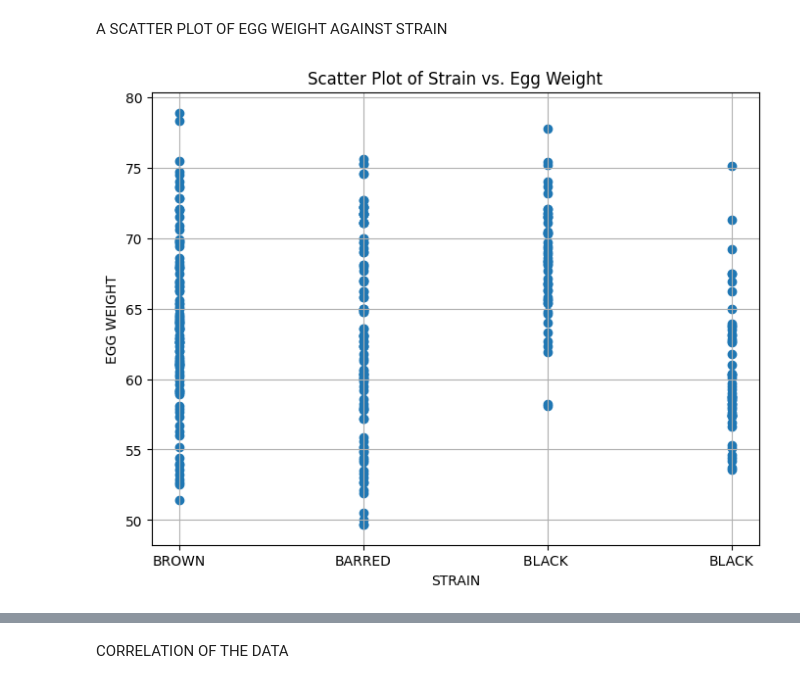
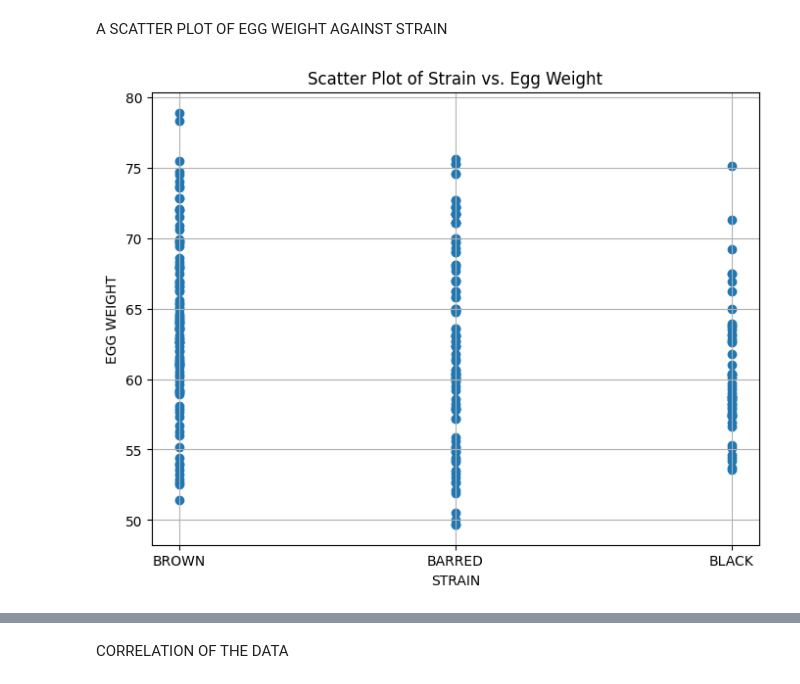
Before and after one commit to chrisseub/ML-Practice-Rep, a Jupyter notebook: EGG_WEIGHT_PREDICTION.ipynb, the cells around one changed output, grey strips where cells are left out. Drawn from its saved outputs; the diff is of its cells as text; code cells hidden in the pictures.

```diff
--- a/EGG_WEIGHT_PREDICTION.ipynb
+++ b/EGG_WEIGHT_PREDICTION.ipynb
@@ -51,15 +51,21 @@ Egg_Traits.describe() #For some descriptive statistics
 # %% [markdown]
 A SCATTER PLOT OF EGG WEIGHT AGAINST STRAIN
 # %%
-# prompt: plot a scatter plot using strain and egg_weight
+import matplotlib.pyplot as plt
+
+# ... (previous code for creating STRAIN_mapping and STRAIN_Numeric) ...
 
 # Create the scatter plot
 plt.figure(figsize=(8, 6))  # Adjust figure size as needed
-plt.scatter(Egg_Traits.iloc[:, 0], Egg_Traits.iloc[:, 2])
+plt.scatter(Egg_Traits['STRAIN_Numeric'], Egg_Traits.iloc[:, 2])  # Use 'STRAIN_Numeric'
 plt.xlabel('STRAIN')
 plt.ylabel('EGG WEIGHT')
 plt.title('Scatter Plot of Strain vs. Egg Weight')
+
+# Update x-axis tick labels
+plt.xticks([0, 1, 2], ['BROWN', 'BARRED', 'BLACK'])  # Update labels
+
 plt.grid(True)
 plt.show()
 # %% [output]
-[figure, old version]
+[figure, new version]
```
Also changed, not shown: parts of 1 cell of this notebook.
